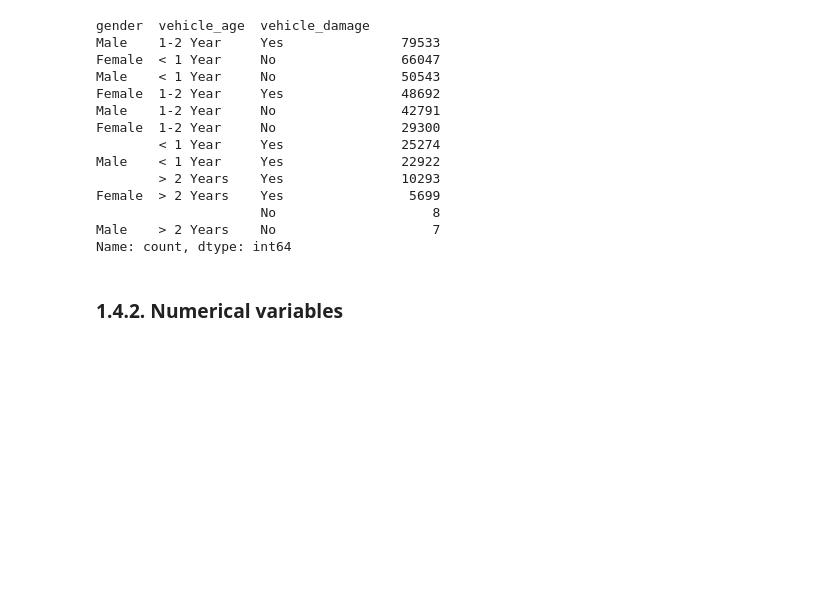
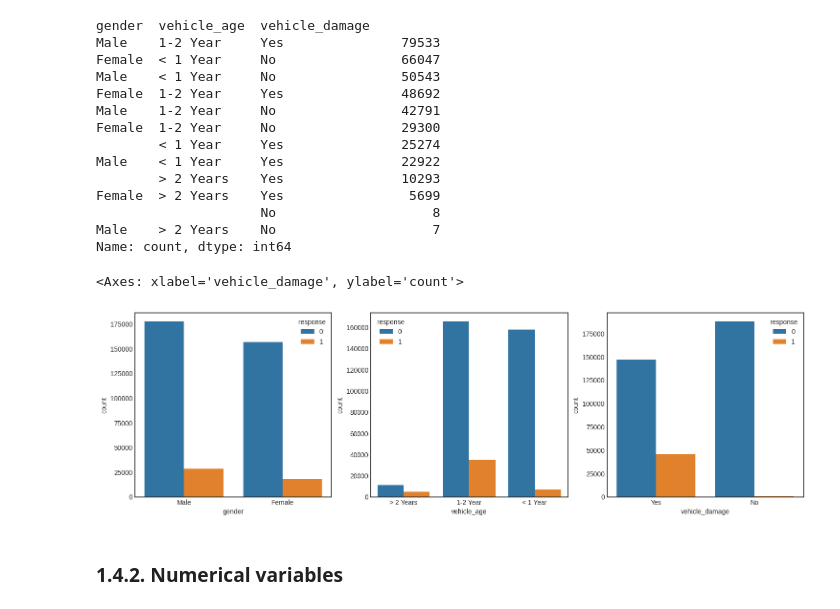
Before and after one commit to ezequielpf/health_insurance_cross_sell, a Jupyter notebook: notebooks/1.0.epf_health_insurance_cross_sell.ipynb, the cells around one changed output. Cells and saved outputs as stored; diff of their text form; code cells hidden in the pictures; blank space fills up the shorter version.

```diff
--- a/notebooks/1.0.epf_health_insurance_cross_sell.ipynb
+++ b/notebooks/1.0.epf_health_insurance_cross_sell.ipynb
@@ -128,6 +152,14 @@ Female  > 2 Years    Yes                5699
                      No                    8
 Male    > 2 Years    No                    7
 Name: count, dtype: int64
+# %%
+fig, ax = plt.subplots(1,3, figsize=(18,5))
+sns.countplot(data=df1, x=df1['gender'], hue=df1['response'], ax=ax[0])
+sns.countplot(data=df1, x=df1['vehicle_age'], hue=df1['response'], ax=ax[1])
+sns.countplot(data=df1, x=df1['vehicle_damage'], hue=df1['response'], ax=ax[2])
+# %% [output]
+<Axes: xlabel='vehicle_damage', ylabel='count'>
+[figure, added]
 # %% [markdown]
 ### 1.4.2. Numerical variables
 # %%
```
Also changed, not shown: parts of 28 cells of this notebook, 3 other files.
